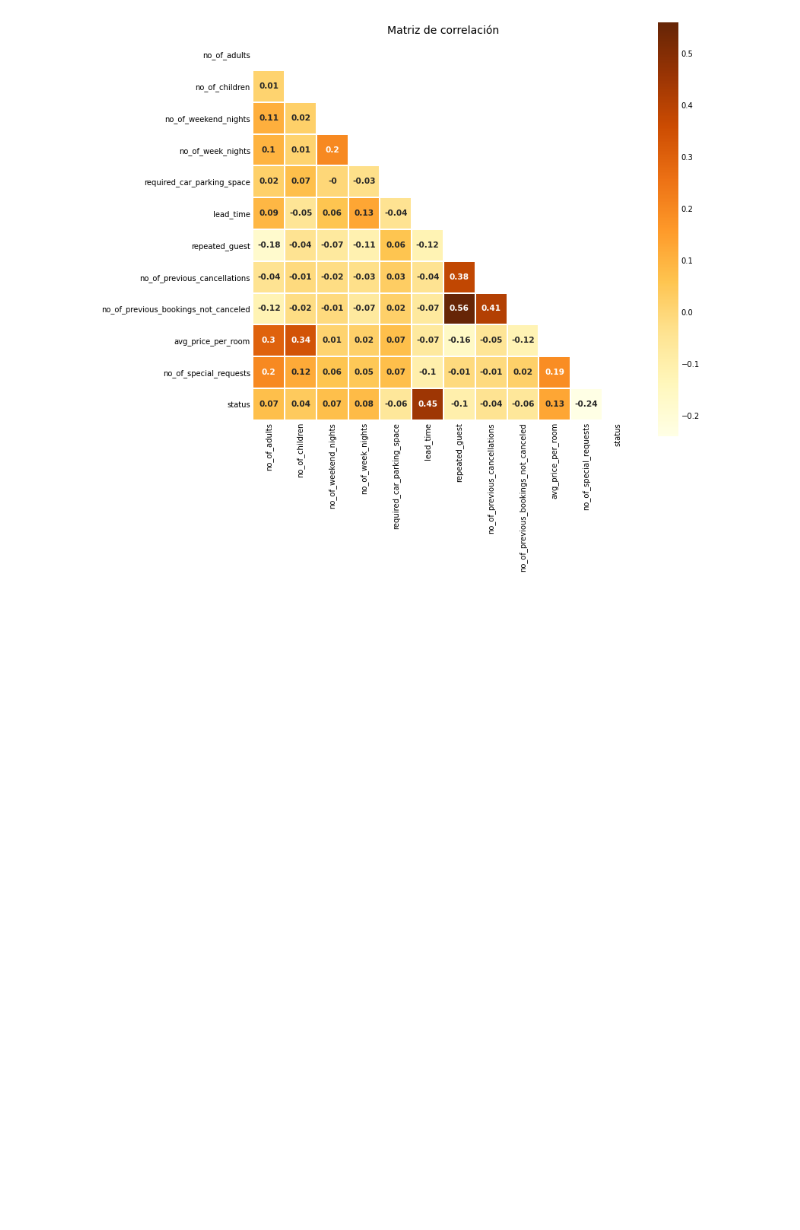
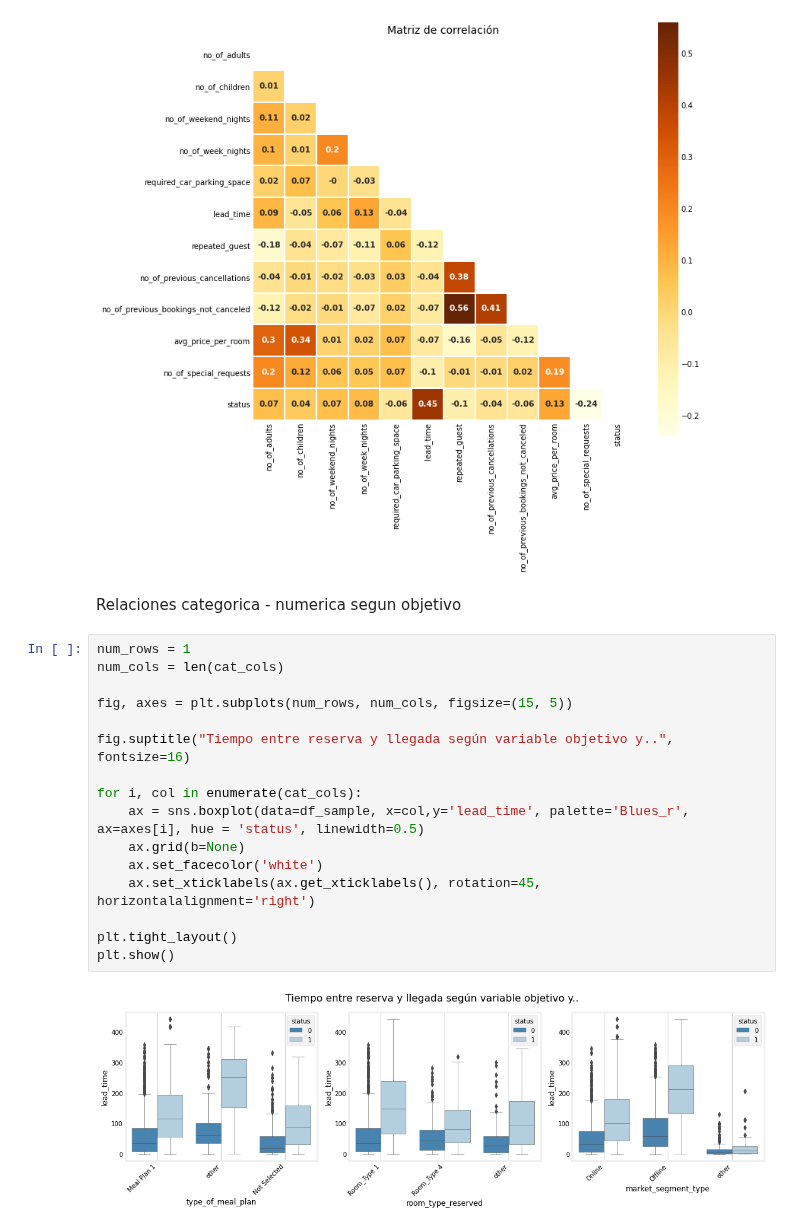
Before and after one commit to DenisTros/Hotel_Reservations, a Jupyter notebook: notebooks/Tarea.ipynb, the cells around one changed output. Drawn from its saved outputs; the diff is of its cells as text; blank space fills up the shorter version.

```diff
--- a/notebooks/Tarea.ipynb
+++ b/notebooks/Tarea.ipynb
@@ -356,3 +356,23 @@ Generate_heatmap_graph(var_corr
                        ,mask_uppertri = True)
 # %% [output]
 [figure]
+# %% [markdown]
+Relaciones categorica - numerica segun objetivo
+# %%
+num_rows = 1
+num_cols = len(cat_cols)
+
+fig, axes = plt.subplots(num_rows, num_cols, figsize=(15, 5))
+
+fig.suptitle("Tiempo entre reserva y llegada según variable objetivo y..", fontsize=16)
+
+for i, col in enumerate(cat_cols):
+    ax = sns.boxplot(data=df_sample, x=col,y='lead_time', palette='Blues_r', ax=axes[i], hue = 'status', linewidth=0.5)
+    ax.grid(b=None)
+    ax.set_facecolor('white')
+    ax.set_xticklabels(ax.get_xticklabels(), rotation=45, horizontalalignment='right')
+
+plt.tight_layout()
+plt.show()
+# %% [output]
+[figure, added]
```
Also changed, not shown: parts of 7 cells of this notebook, 1 other file.
